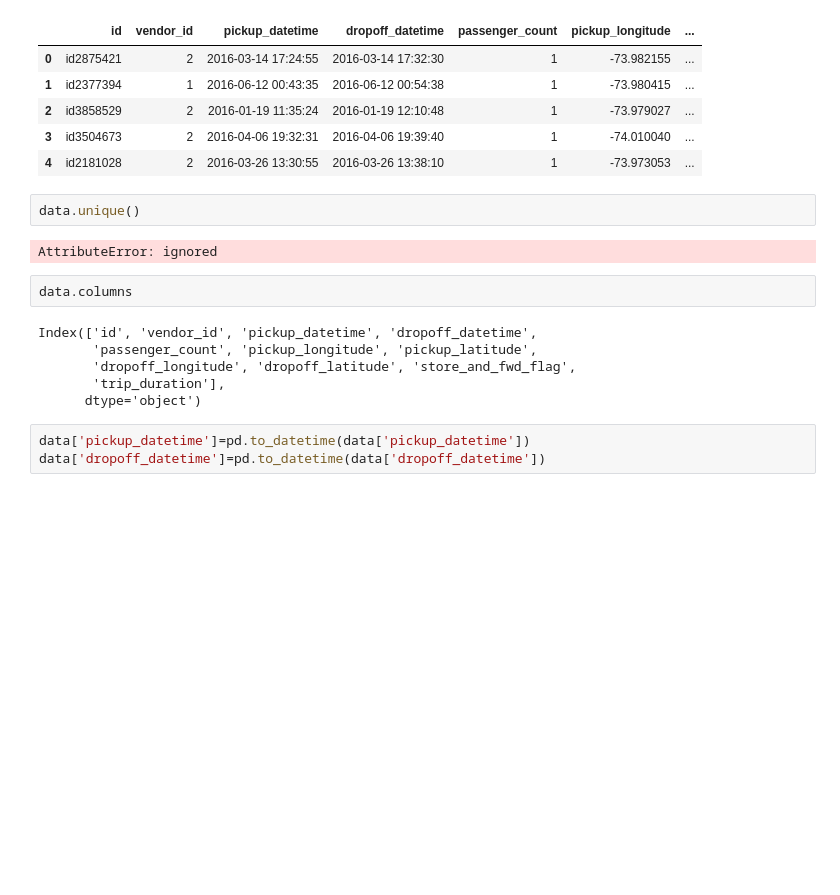
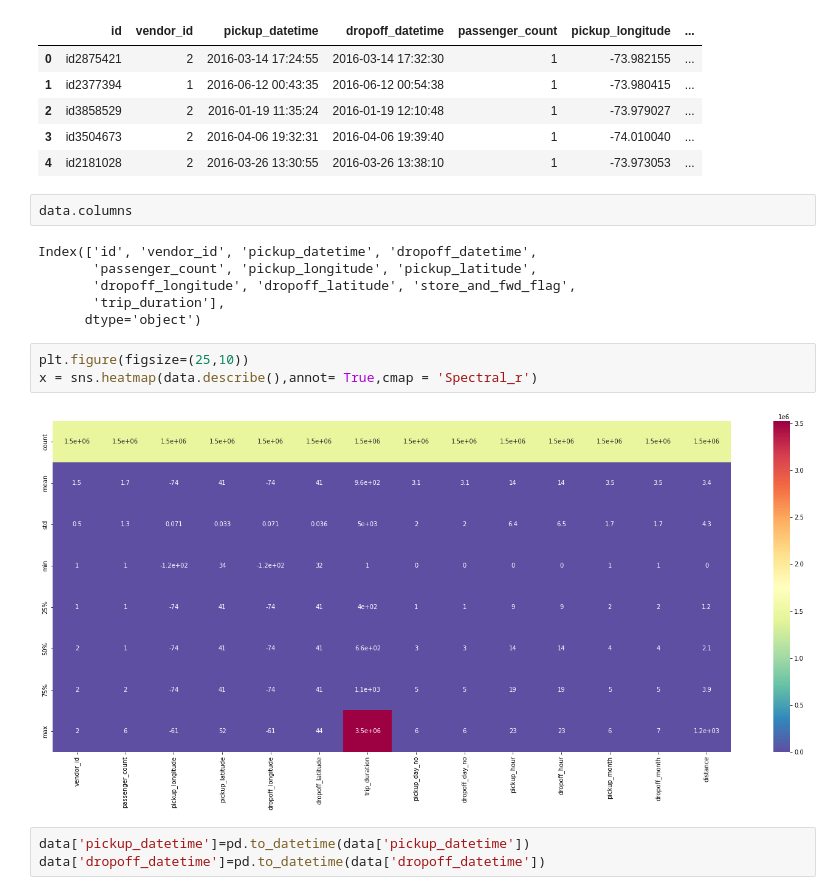
Before and after one commit to SmritiSalujaa/book-reccomender-system--project-, a Jupyter notebook: Copy_of_Copy_of_NYC_Taxi_Trip_Time_Prediction_Capstone_Project.ipynb, the cells around one changed output. Saved outputs shown, nothing was run; the diff lists cells and outputs as text; blank space fills up the shorter version.

```diff
--- a/Copy_of_Copy_of_NYC_Taxi_Trip_Time_Prediction_Capstone_Project.ipynb
+++ b/Copy_of_Copy_of_NYC_Taxi_Trip_Time_Prediction_Capstone_Project.ipynb
@@ -125,10 +129,6 @@ data.head()
 | 2 | id3858529 | 2 | 2016-01-19 11:35:24 | 2016-01-19 12:10:48 | 1 | -73.979027 | ... |
 | 3 | id3504673 | 2 | 2016-04-06 19:32:31 | 2016-04-06 19:39:40 | 1 | -74.010040 | ... |
 | 4 | id2181028 | 2 | 2016-03-26 13:30:55 | 2016-03-26 13:38:10 | 1 | -73.973053 | ... |
-# %%
-data.unique()
-# %% [output]
-AttributeError: ignored
 # %%
 data.columns
 # %% [output]
@@ -137,6 +137,11 @@ Index(['id', 'vendor_id', 'pickup_datetime', 'dropoff_datetime',
        'dropoff_longitude', 'dropoff_latitude', 'store_and_fwd_flag',
        'trip_duration'],
       dtype='object')
+# %%
+plt.figure(figsize=(25,10))
+x = sns.heatmap(data.describe(),annot= True,cmap = 'Spectral_r')
+# %% [output]
+[figure, added]
 # %%
 data['pickup_datetime']=pd.to_datetime(data['pickup_datetime'])
 data['dropoff_datetime']=pd.to_datetime(data['dropoff_datetime'])
```
Also changed, not shown: parts of 27 cells of this notebook.
